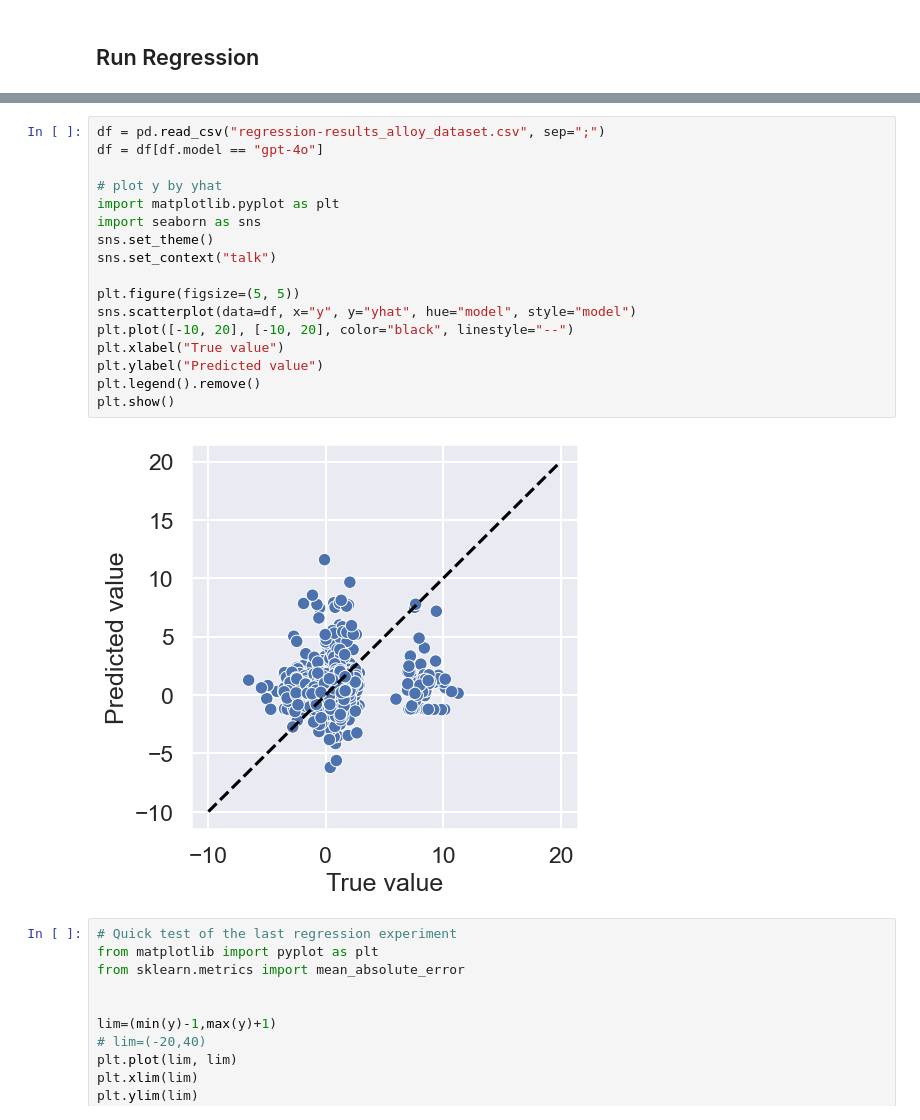
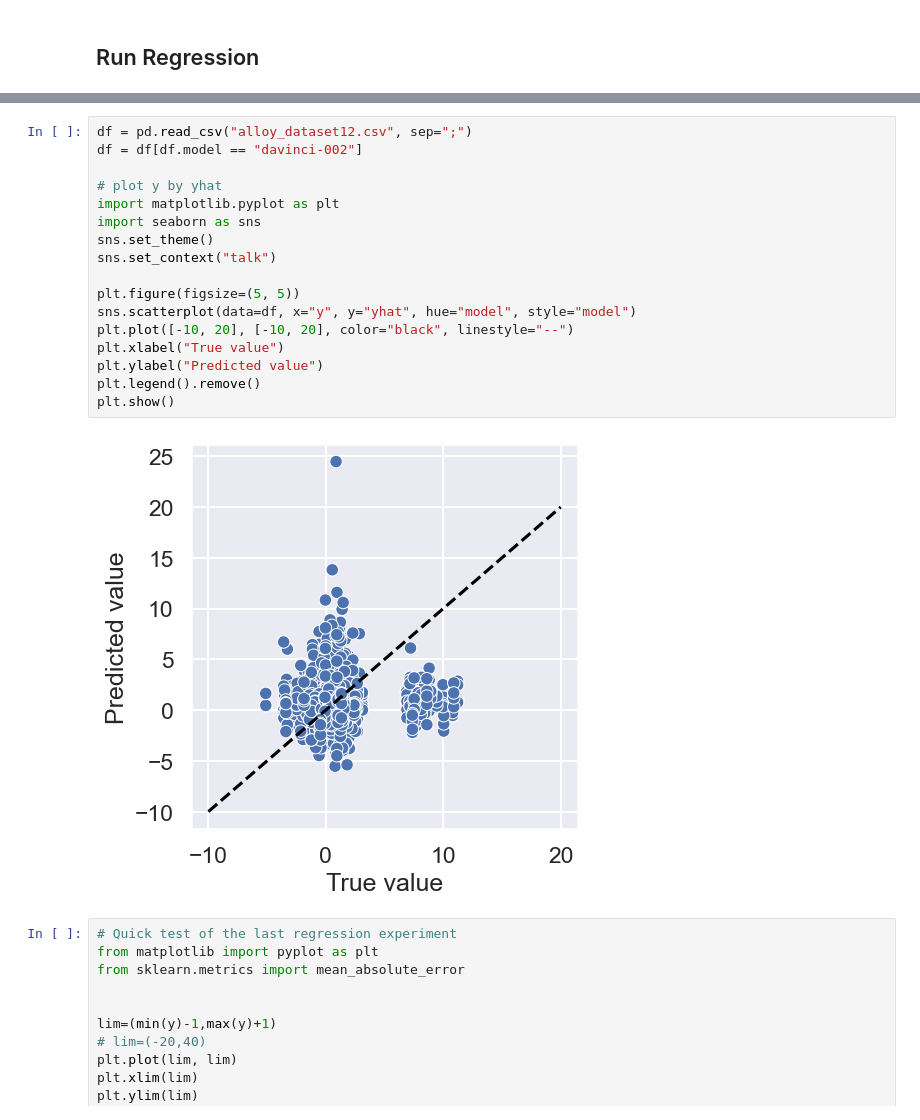
Before and after one commit to ur-whitelab/BO-LIFT, a Jupyter notebook: paper/Regression_Experiments.ipynb, the cells around one changed output, grey strips where cells are left out. Saved outputs shown, nothing was run; the diff lists cells and outputs as text.

```diff
--- a/paper/Regression_Experiments.ipynb
+++ b/paper/Regression_Experiments.ipynb
@@ -539,22 +528,22 @@ Running alloy topk ablation with T=0.7, k=5, N=1000, model=gpt-4o  --> done
 # %%
-df = pd.read_csv("regression-results_alloy_dataset.csv", sep=";")
-df = df[df.model == "gpt-4o"]
+df = pd.read_csv("alloy_dataset12.csv", sep=";")
+df = df[df.model == "davinci-002"]
 
 # plot y by yhat
 import matplotlib.pyplot as plt
 import seaborn as sns
 sns.set_theme()
 sns.set_context("talk")
 
 plt.figure(figsize=(5, 5))
 sns.scatterplot(data=df, x="y", y="yhat", hue="model", style="model")
 plt.plot([-10, 20], [-10, 20], color="black", linestyle="--")
 plt.xlabel("True value")
 plt.ylabel("Predicted value")
 plt.legend().remove()
 plt.show()
 # %% [output]
-[figure, old version]
+[figure, new version]
 # %%
 # Quick test of the last regression experiment
 from matplotlib import pyplot as plt
```
Also changed, not shown: parts of 18 cells of this notebook, 8 other files.
